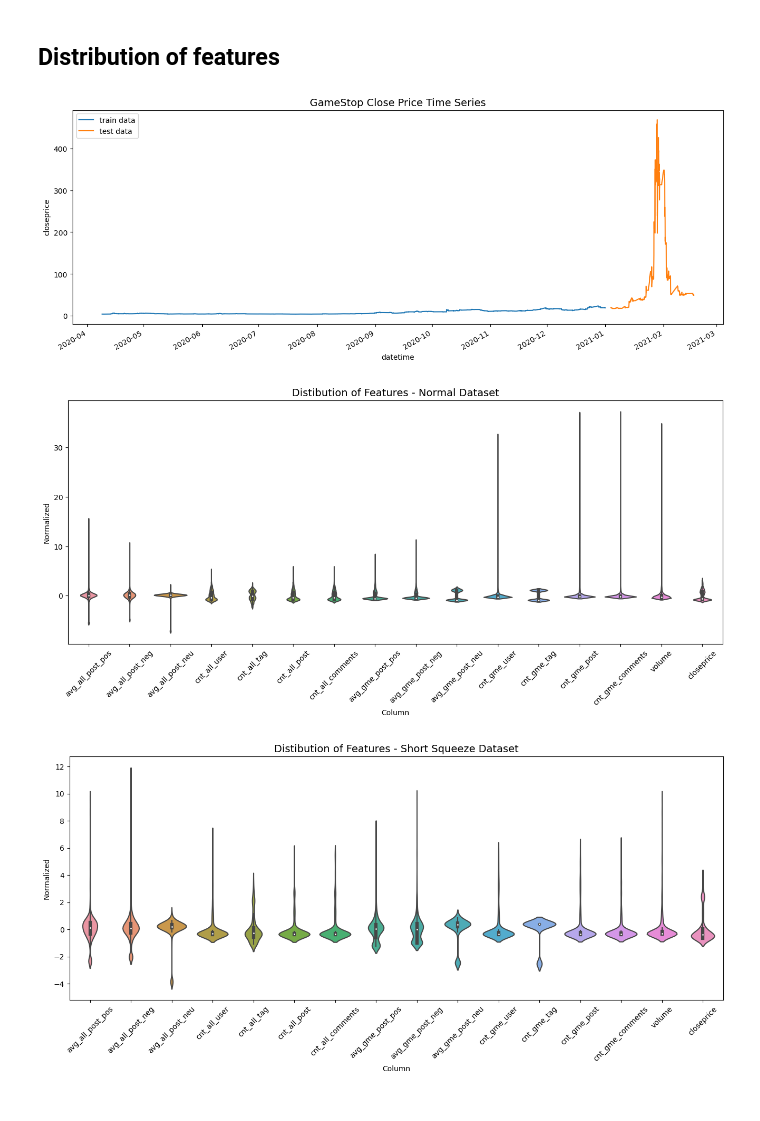
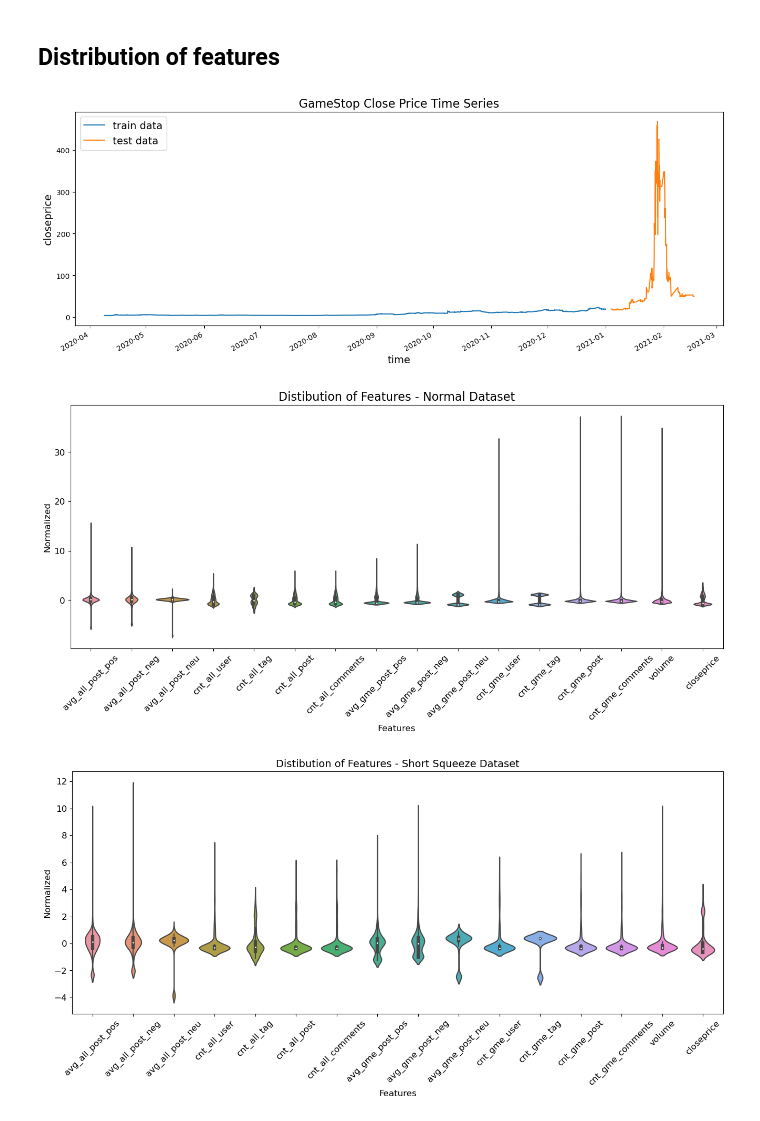
Before and after one commit to brijow/foobar-gamestop, a Jupyter notebook: notebooks/data-mining.ipynb, the cells around one changed output. Saved outputs shown, nothing was run; the diff lists cells and outputs as text; code cells hidden in the pictures.

Commit message:
figures are updated.

```diff
--- a/notebooks/data-mining.ipynb
+++ b/notebooks/data-mining.ipynb
@@ -103,44 +104,47 @@ test_df = test_org_df[feature_label_cols]
 # %%
 # close price for train and test datasets
 plt.figure(figsize=(16, 6))
-train_df[label_cols].plot(label="train data")
-test_df[label_cols].plot(label="test data")
-plt.title('GameStop Close Price Time Series', fontsize=14)
-plt.ylabel(label_cols)
-plt.legend()
+train_df[label_cols].plot(label="train data", fontsize=12)
+test_df[label_cols].plot(label="test data", fontsize=10)
+plt.title('GameStop Close Price Time Series', fontsize=16)
+plt.ylabel(label_cols, fontsize=14)
+plt.xlabel('time',fontsize=14)
+plt.legend(prop={'size': 14})
 
 if not os.path.isdir('figures'):
     os.mkdir('figures')
 plt.savefig("figures/time-series-label.pdf",dpi=300, bbox_inches='tight')
 # %% [output]
-[figure, old version]
+[figure, new version]
 # %%
 # Visualize the ditribution of the features in the train dataset
 df_std = (train_df - train_df.mean()) / train_df.std()
-df_std = df_std.melt(var_name='Column', value_name='Normalized')
+df_std = df_std.melt(var_name='Features', value_name='Normalized')
 
+plt.rcParams.update({'font.size': 12})
 plt.figure(figsize=(16, 6))
-sns.violinplot(x='Column', y='Normalized', data=df_std)
+sns.violinplot(x='Features', y='Normalized', data=df_std)
 plt.xticks(rotation=45)
-plt.title('Distibution of Features - Normal Dataset', fontsize=14)
+plt.title('Distibution of Features - Normal Dataset', fontsize=16)
 
 if not os.path.isdir('figures'):
     os.mkdir('figures')
 plt.savefig("figures/feature-dist-normal.pdf",dpi=300, bbox_inches='tight')
 # %% [output]
-[figure, old version]
+[figure, new version]
 # %%
 # distribution of features in test dataset
 df_std = (test_df - test_df.mean()) / test_df.std()
-df_std = df_std.melt(var_name='Column', value_name='Normalized')
+df_std = df_std.melt(var_name='Features', value_name='Normalized')
 
+plt.rcParams.update({'font.size': 12})
 plt.figure(figsize=(16, 6))
-ax = sns.violinplot(x='Column', y='Normalized', data=df_std)
+ax = sns.violinplot(x='Features', y='Normalized', data=df_std)
 plt.xticks(rotation=45)
 plt.title('Distibution of Features - Short Squeeze Dataset', fontsize=14)
 
 if not os.path.isdir('figures'):
     os.mkdir('figures')
 plt.savefig("figures/feature-dist-short-squeeze.pdf",dpi=300, bbox_inches='tight')
 # %% [output]
-[figure, old version]
+[figure, new version]
```
Also changed, not shown: parts of 2 cells of this notebook, 4 other files.
